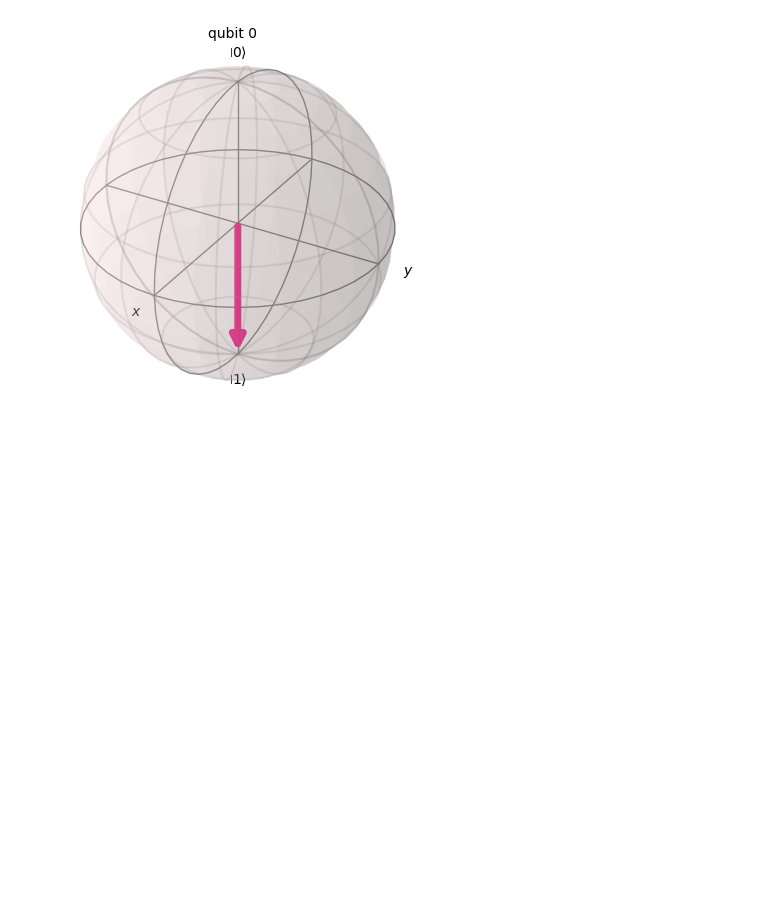
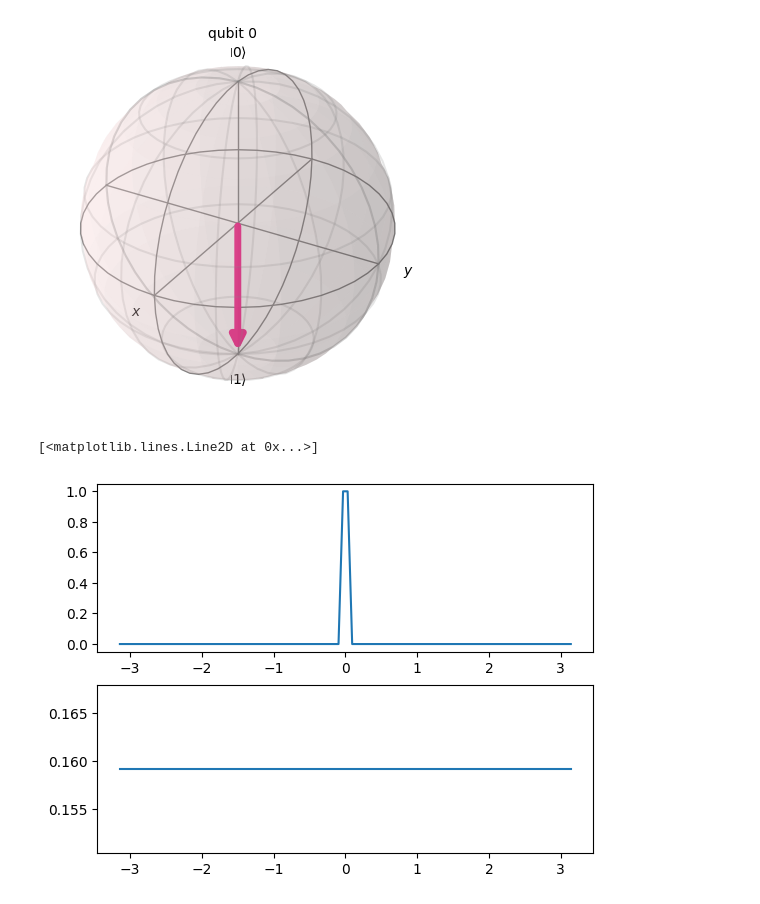
Before and after one commit to Grace-Davanzo/SimulationLabHomework, a Jupyter notebook: Homework3.ipynb, the cells around one changed output. Cells and saved outputs as stored; diff of their text form; code cells hidden in the pictures; blank space fills up the shorter version.

```diff
--- a/Homework3.ipynb
+++ b/Homework3.ipynb
@@ -121,0 +113,24 @@ sigma_t = 1
+# %%
+omega_0 = 2*np.pi * 5
+sigma_t = 1
+
+def dirac_delta(x, delta = 0):
+    y = []
+    for ele in x:
+        if abs(ele) < 0.04:
+            y.append(1.0)
+        else:
+            y.append(0.0)
+    return y
+
+t = np.linspace(-np.pi, np.pi, 100)
+
+#Delta function with 0 argument
+fig, (ft, Fw2) = plt.subplots(2)
+ft.plot(t, dirac_delta(t,0))
+
+y = [1/(2*np.pi)]*t.shape[0]
+Fw2.plot(t, y)
+# %% [output]
+[<matplotlib.lines.Line2D at 0x...>]
+[figure, added]
```
Also changed, not shown: parts of 11 cells of this notebook, 1 other file.
